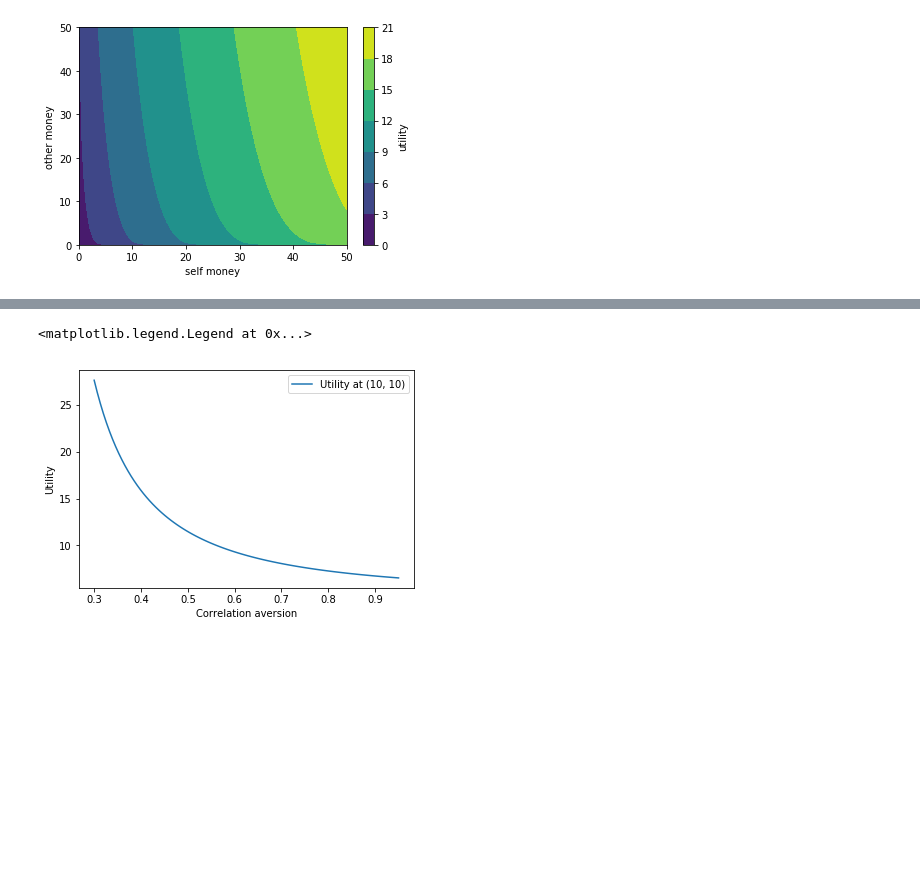
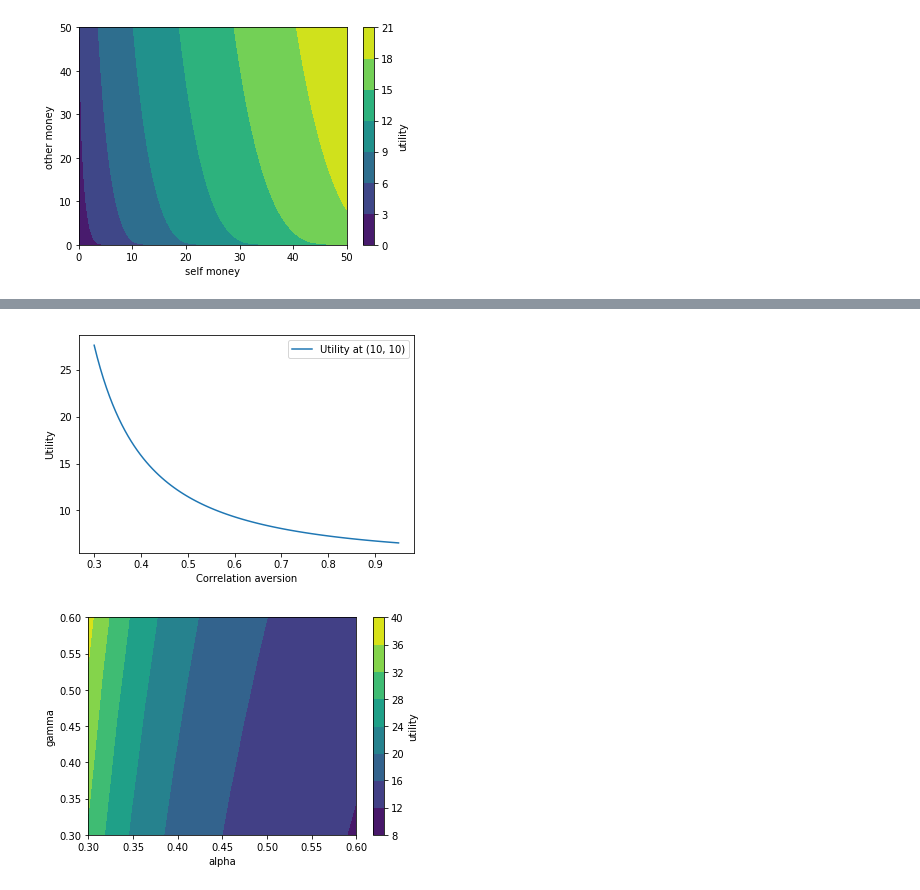
Before and after one commit to fchop/dev_copulpy, a Jupyter notebook: experimentation.ipynb, the cells around one changed output, grey strips where cells are left out. Saved outputs shown, nothing was run; the diff lists cells and outputs as text; code cells hidden in the pictures; blank space fills up the shorter version.

```diff
--- a/experimentation.ipynb
+++ b/experimentation.ipynb
@@ -115,12 +116,13 @@ plt.legend()
 # %%
 # Plot function for various correlation aversions (alpha)
 
-copula_alpha = lambda x: build_copula_spec(version='nonstationary',
-                                alpha = x,
-                                beta = 0.7, gamma = 0.6,
-                                discount_factors = {0: 1, 1: 0.95, 3: 0.9, 6: 0.8, 12: 0.7, 24: 0.4},
-                                y_scale = 0.5,
-                                )
+copula_alpha = lambda x: build_copula_spec(
+    version='nonstationary',
+    alpha = x,
+    beta = 0.7, gamma = 0.6,
+    discount_factors = {0: 1, 1: 0.95, 3: 0.9, 6: 0.8, 12: 0.7, 24: 0.4},
+    y_scale = 0.5,
+)
 
 eval_copula_alpha = lambda x: UtilityCopulaCls(copula_alpha(x)).evaluate(10, 10)
 
@@ -137,6 +139,38 @@ plt.plot(xgrid, ygrid, label="Utility at (10, 10)")
 plt.xlabel('Correlation aversion')
 plt.ylabel('Utility')
 plt.legend()
+plt.show()
 # %% [output]
-<matplotlib.legend.Legend at 0x...>
 [figure]
+# %%
+# Plot variation in alpha and gamma.
+copula_alpha_gamma = lambda x, y: build_copula_spec(
+    version='nonstationary',
+    alpha = x,
+    beta = 0.7, gamma = y,
+    discount_factors = {0: 1, 1: 0.95, 3: 0.9, 6: 0.8, 12: 0.7, 24: 0.4},
+    y_scale = 0.5,
+)
+eval_copula_alpha_gamma = lambda x, y: UtilityCopulaCls(copula_alpha_gamma(x,y)).evaluate(20, 10)
+vec_eval_alpha_gamma = np.vectorize(eval_copula_alpha_gamma)
+
+# Make 2D grid
+nx, ny = (20, 20)
+x = np.linspace(0.3, 0.6, nx)
+y = np.linspace(0.3, 0.6, ny)
+xv, yv = np.meshgrid(x, y)
+
+# Evaluate copula
+z = vec_eval_alpha_gamma(xv, yv)
+
+# Plot surface
+plt.interactive(True)
+plt.subplots()
+plt.contourf(x,y,z)
+plt.xlabel('alpha')
+plt.ylabel('gamma')
+cbar = plt.colorbar()
+cbar.set_label('utility')
+plt.show()
+# %% [output]
+[figure, added]
```
Also changed, not shown: parts of 2 cells of this notebook, 2 other files.
